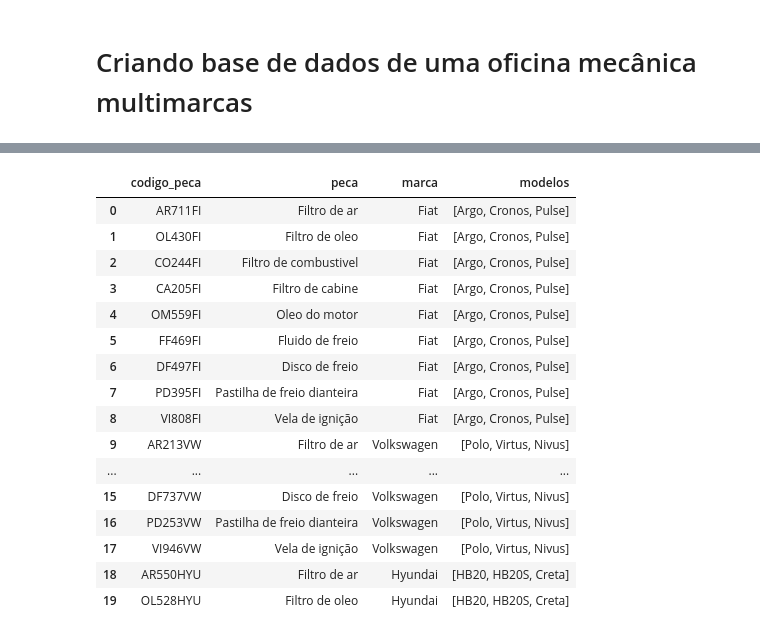
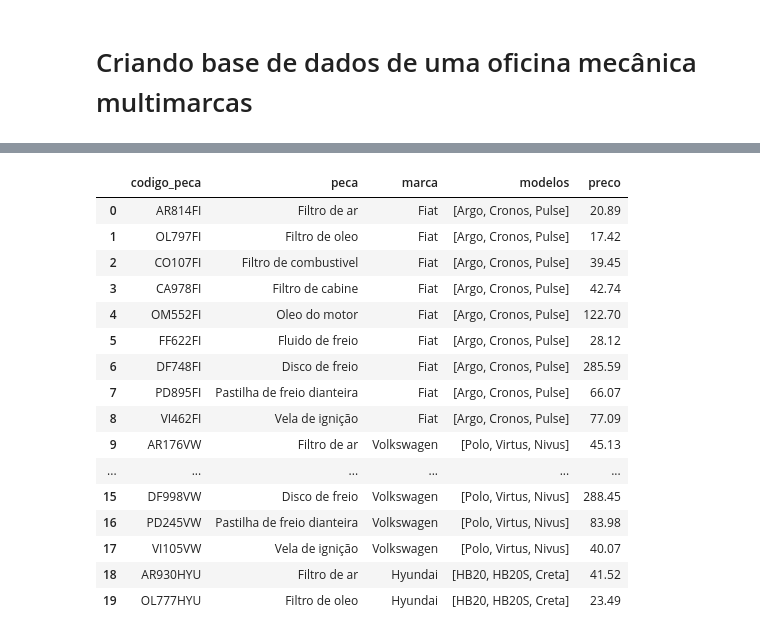
Before and after one commit to fabiobaroliveira/gerador_base_de_dados, a Jupyter notebook: oficina_mecanica.ipynb, the cells around one changed output, grey strips where cells are left out. Drawn from its saved outputs; the diff is of its cells as text; code cells hidden in the pictures.

Commit message:
Catalogo de peças agora tem preço

```diff
--- a/oficina_mecanica.ipynb
+++ b/oficina_mecanica.ipynb
@@ -126,51 +122,71 @@ siglas_pecas = {
 siglas_marcas = {
     "Fiat": "FI",
     "Volkswagen": "VW",
     "Hyundai": "HYU",
     "GM": "GM"
 }
 
+# Faixas de preço por tipo de peça (em reais)
+faixas_preco = {
+    "Filtro de ar": (20, 55),
+    "Filtro de oleo": (15, 40),
+    "Filtro de combustivel": (15, 50),
+    "Filtro de cabine": (40, 120),
+    "Oleo do motor": (120, 200),
+    "Fluido de freio": (15, 35),
+    "Disco de freio": (100, 300),
+    "Pastilha de freio dianteira": (50, 150),
+    "Vela de ignição": (40, 80)
+}
+
+# Função para gerar preço aleatório dentro de uma faixa
+def gerar_preco(peca):
+    min_preco, max_preco = faixas_preco[peca]
+    return round(random.uniform(min_preco, max_preco), 2)
+
 catalogo_pecas = []
 
 for marca, modelos in marcas_modelos.items():
     for peca in pecas:
         # Gera um código único para a peça
         numero_aleatorio = random.randint(100, 999)
         sigla_peca = siglas_pecas[peca]
         sigla_marca = siglas_marcas[marca]
         codigo_peca = f"{sigla_peca}{numero_aleatorio}{sigla_marca}"
+        preco = gerar_preco(peca)
 
         # Adiciona a peça ao catálogo
         catalogo_pecas.append({
             "codigo_peca": codigo_peca,
             "peca": peca,
             "marca": marca,
-            "modelos": modelos  # Modelos compatíveis
+            "modelos": modelos,  # Modelos compatíveis
+            "preco": preco
         })
 
 # Criar DataFrame do catálogo de peças
 df_catalogo_pecas = pd.DataFrame(catalogo_pecas)
 
 # Exibir as primeiras linhas do catálogo
 df_catalogo_pecas.head(20)
 # %% [output]
-|  | codigo_peca | peca | marca | modelos |
-| 0 | AR711FI | Filtro de ar | Fiat | [Argo, Cronos, Pulse] |
-| 1 | OL430FI | Filtro de oleo | Fiat | [Argo, Cronos, Pulse] |
-| 2 | CO244FI | Filtro de combustivel | Fiat | [Argo, Cronos, Pulse] |
-| 3 | CA205FI | Filtro de cabine | Fiat | [Argo, Cronos, Pulse] |
-| 4 | OM559FI | Oleo do motor | Fiat | [Argo, Cronos, Pulse] |
-| 5 | FF469FI | Fluido de freio | Fiat | [Argo, Cronos, Pulse] |
-| 6 | DF497FI | Disco de freio | Fiat | [Argo, Cronos, Pulse] |
-| 7 | PD395FI | Pastilha de freio dianteira | Fiat | [Argo, Cronos, Pulse] |
-| 8 | VI808FI | Vela de ignição | Fiat | [Argo, Cronos, Pulse] |
-| 9 | AR213VW | Filtro de ar | Volkswagen | [Polo, Virtus, Nivus] |
-| ... | ... | ... | ... | ... |
-| 15 | DF737VW | Disco de freio | Volkswagen | [Polo, Virtus, Nivus] |
-| 16 | PD253VW | Pastilha de freio dianteira | Volkswagen | [Polo, Virtus, Nivus] |
-| 17 | VI946VW | Vela de ignição | Volkswagen | [Polo, Virtus, Nivus] |
-| 18 | AR550HYU | Filtro de ar | Hyundai | [HB20, HB20S, Creta] |
-| 19 | OL528HYU | Filtro de oleo | Hyundai | [HB20, HB20S, Creta] |
+|  | codigo_peca | peca | marca | modelos | preco |
+| 0 | AR814FI | Filtro de ar | Fiat | [Argo, Cronos, Pulse] | 20.89 |
+| 1 | OL797FI | Filtro de oleo | Fiat | [Argo, Cronos, Pulse] | 17.42 |
+| 2 | CO107FI | Filtro de combustivel | Fiat | [Argo, Cronos, Pulse] | 39.45 |
+| 3 | CA978FI | Filtro de cabine | Fiat | [Argo, Cronos, Pulse] | 42.74 |
+| 4 | OM552FI | Oleo do motor | Fiat | [Argo, Cronos, Pulse] | 122.70 |
+| 5 | FF622FI | Fluido de freio | Fiat | [Argo, Cronos, Pulse] | 28.12 |
+| 6 | DF748FI | Disco de freio | Fiat | [Argo, Cronos, Pulse] | 285.59 |
+| 7 | PD895FI | Pastilha de freio dianteira | Fiat | [Argo, Cronos, Pulse] | 66.07 |
+| 8 | VI462FI | Vela de ignição | Fiat | [Argo, Cronos, Pulse] | 77.09 |
+| 9 | AR176VW | Filtro de ar | Volkswagen | [Polo, Virtus, Nivus] | 45.13 |
+| ... | ... | ... | ... | ... | ... |
+| 15 | DF998VW | Disco de freio | Volkswagen | [Polo, Virtus, Nivus] | 288.45 |
+| 16 | PD245VW | Pastilha de freio dianteira | Volkswagen | [Polo, Virtus, Nivus] | 83.98 |
+| 17 | VI105VW | Vela de ignição | Volkswagen | [Polo, Virtus, Nivus] | 40.07 |
+| 18 | AR930HYU | Filtro de ar | Hyundai | [HB20, HB20S, Creta] | 41.52 |
+| 19 | OL777HYU | Filtro de oleo | Hyundai | [HB20, HB20S, Creta] | 23.49 |
 # %%
 # Gerar serviços realizados
 servicos_realizados = []
```
Also changed, not shown: parts of 4 cells of this notebook.
